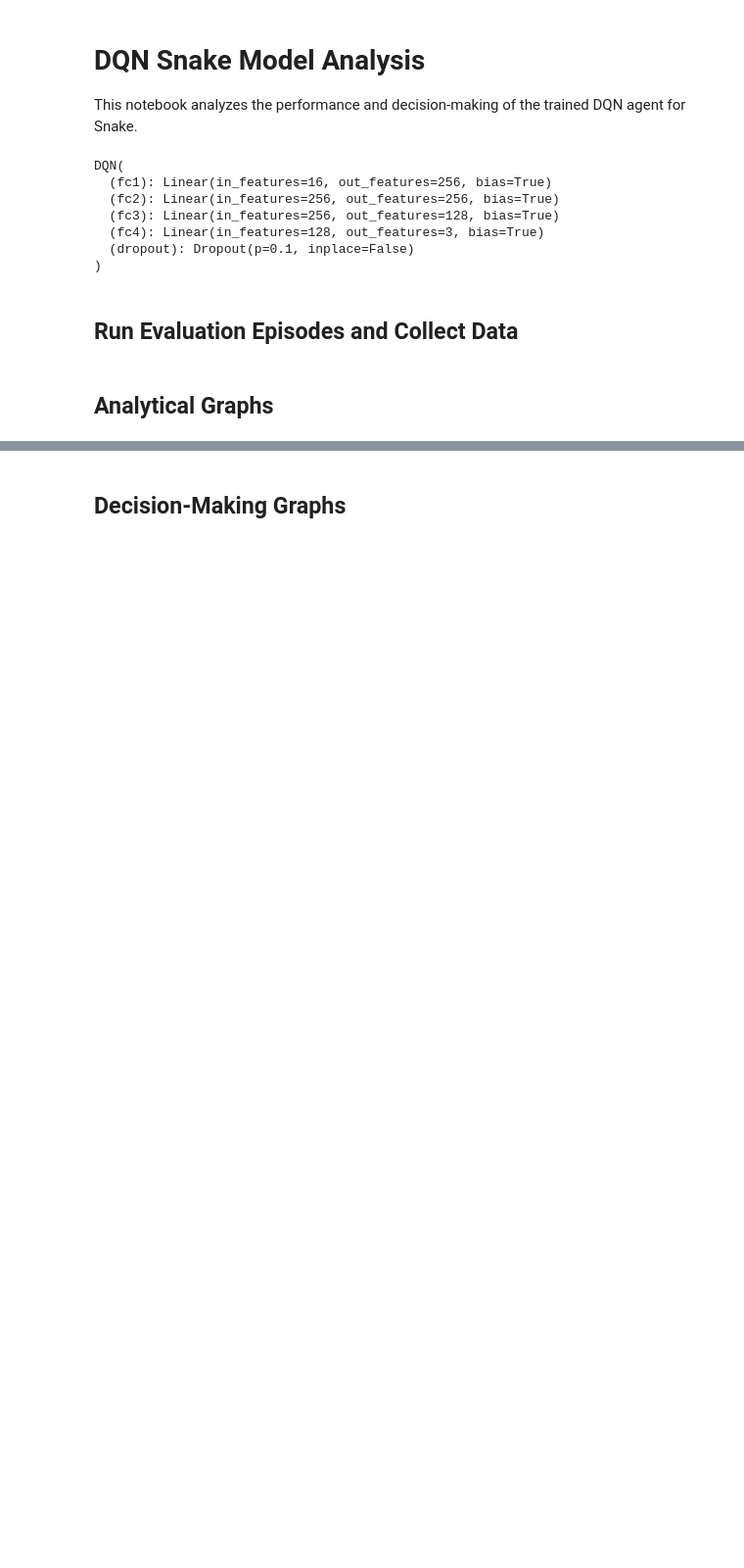
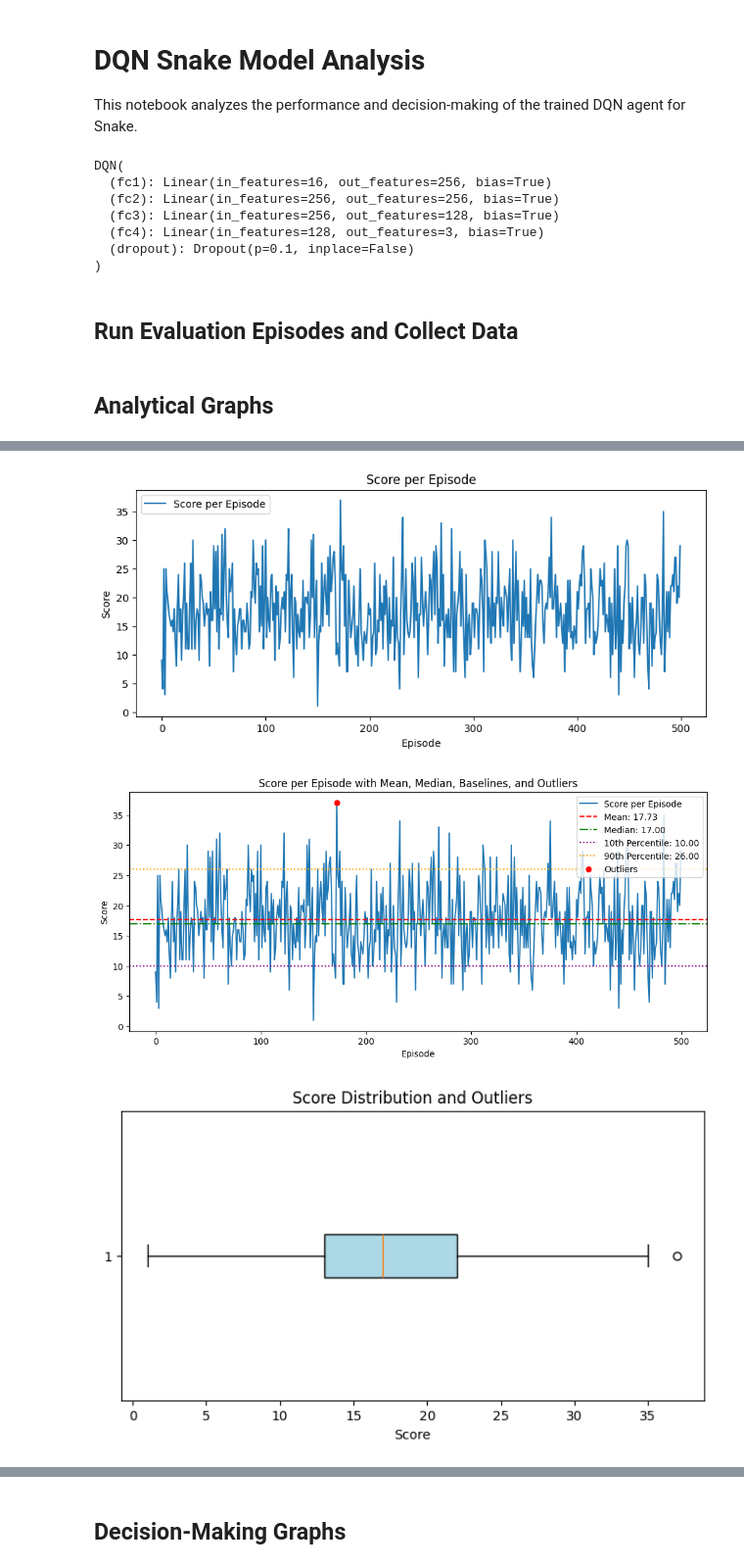
Before and after one commit to Y4-DL-Assignment/assignment, a Jupyter notebook: deep_ql/dql_snae.ipynb, the cells around one changed output, grey strips where cells are left out. Shown: that part at 98% size. Drawn from its saved outputs; the diff is of its cells as text; code cells hidden in the pictures; blank space fills up the shorter version.

```diff
--- a/deep_ql/dql_snae.ipynb
+++ b/deep_ql/dql_snae.ipynb
@@ -89,0 +58,70 @@ plt.show()
+# %%
+# Score per episode
+plt.figure(figsize=(10,4))
+plt.plot(scores, label='Score per Episode')
+plt.xlabel('Episode')
+plt.ylabel('Score')
+plt.title('Score per Episode')
+plt.legend()
+plt.show()
+
+# ==============================
+
+# ===
+mean_score = np.mean(scores)
+median_score = np.median(scores)
+lower_baseline = np.percentile(scores, 10)
+upper_baseline = np.percentile(scores, 90)
+q1 = np.percentile(scores, 25)
+q3 = np.percentile(scores, 75)
+iqr = q3 - q1
+lower_outlier = q1 - 1.5 * iqr
+upper_outlier = q3 + 1.5 * iqr
+
+outlier_indices = [i for i, s in enumerate(scores) if s < lower_outlier or s > upper_outlier]
+outlier_scores = [scores[i] for i in outlier_indices]
+
+plt.figure(figsize=(12,5))
+plt.plot(scores, label='Score per Episode')
+plt.axhline(mean_score, color='red', linestyle='--', label=f'Mean: {mean_score:.2f}')
+plt.axhline(median_score, color='green', linestyle='-.', label=f'Median: {median_score:.2f}')
+plt.axhline(lower_baseline, color='purple', linestyle=':', label=f'10th Percentile: {lower_baseline:.2f}')
+plt.axhline(upper_baseline, color='orange', linestyle=':', label=f'90th Percentile: {upper_baseline:.2f}')
+plt.scatter(outlier_indices, outlier_scores, color='red', label='Outliers', zorder=5)
+plt.xlabel('Episode')
+plt.ylabel('Score')
+plt.title('Score per Episode with Mean, Median, Baselines, and Outliers')
+plt.legend()
+plt.show()
+
+# ===
+plt.figure(figsize=(8,4))
+plt.boxplot(scores, vert=False, patch_artist=True, boxprops=dict(facecolor='lightblue'))
+plt.xlabel('Score')
+plt.title('Score Distribution and Outliers')
+plt.show()
+
+# ==============================
+
+# Moving average
+window = 20
+moving_avg = np.convolve(scores, np.ones(window)/window, mode='valid')
+plt.figure(figsize=(10,4))
+plt.plot(moving_avg, label=f'{window}-Episode Moving Average')
+plt.xlabel('Episode')
+plt.ylabel('Average Score')
+plt.title('Moving Average of Score')
+plt.legend()
+plt.show()
+
+# Reward distribution
+plt.figure(figsize=(8,4))
+plt.hist(rewards, bins=20, color='skyblue')
+plt.xlabel('Total Reward')
+plt.ylabel('Frequency')
+plt.title('Reward Distribution')
+plt.show()
+# %% [output]
+[figure, added]
+[figure, added]
+[figure, added]
```
Also changed, not shown: parts of 4 cells of this notebook.
